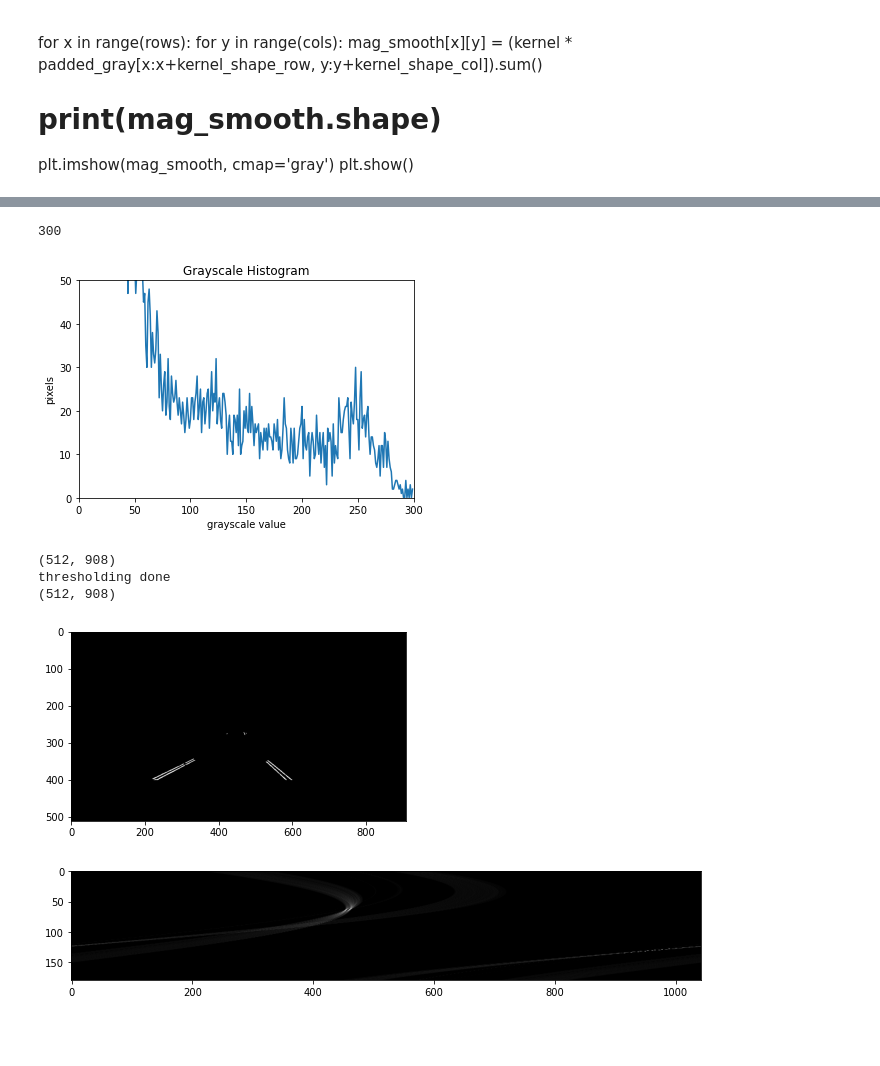
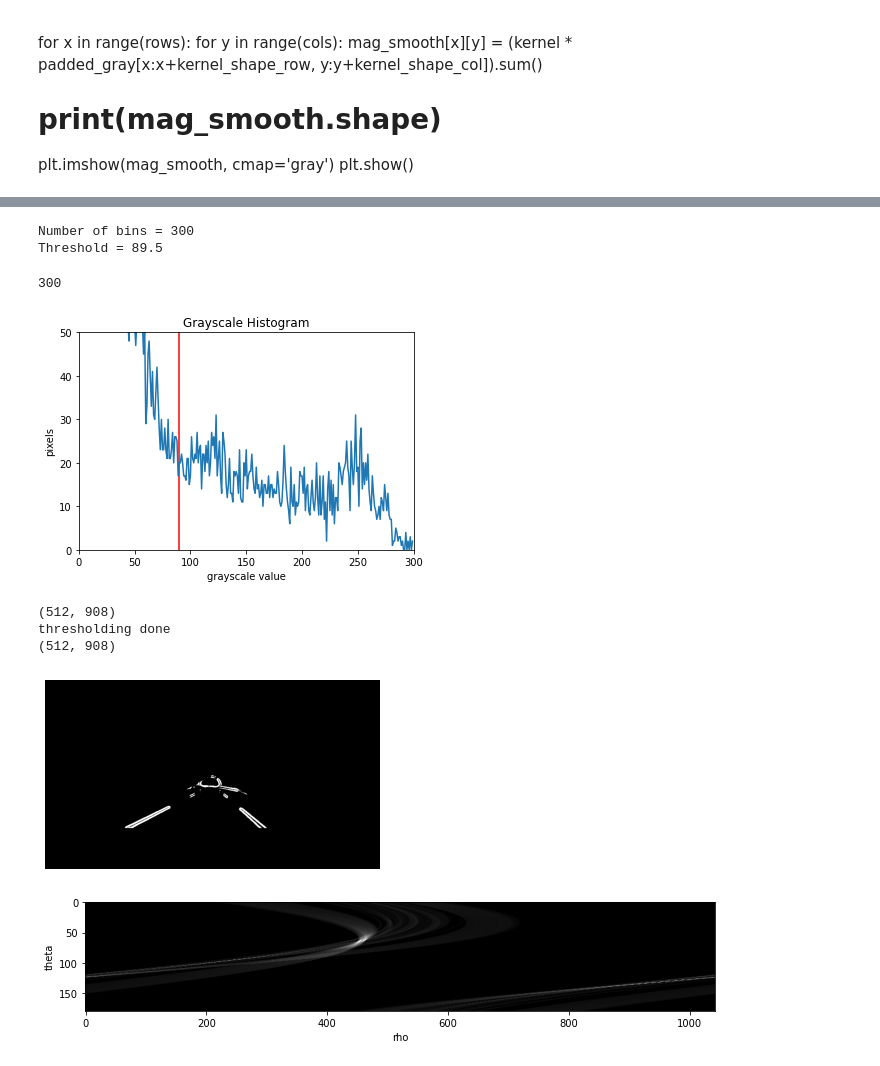
Before and after one commit to Beepbloop/lane_detection, a Jupyter notebook: EntireProcess.ipynb, the cells around one changed output, grey strips where cells are left out. Drawn from its saved outputs; the diff is of its cells as text; code cells hidden in the pictures; blank space fills up the shorter version.

Commit message:
Combine Otsu's histogram edits

```diff
--- a/EntireProcess.ipynb
+++ b/EntireProcess.ipynb
@@ -8,12 +8,8 @@ import math
 # %%
 def rgb2gray(rgb):
     # Sets each pixel to a weighted value
-    for x, row in enumerate(rgb):
-        for y, col in enumerate(row):
-            color = 0.2126 * rgb[x][y][0] + 0.7152 * rgb[x][y][1] + 0.0722 * rgb[x][y][2]
-            rgb[x][y][0] = color
-
-    return rgb
+    grayed = 0.2126 * rgb[:,:,0] + 0.7152 * rgb[:,:,1] + 0.0722 * rgb[:,:,2]
+    return grayed
 # %%
 # Mask is a zero matrix
 # fillMask fills an empty numpy array with 255 for pixels that fits inside the defined triangle
@@ -46,8 +77,8 @@ def apply_mask(image, mask):
 # Convert to grayscale
 pil_im = Image.open("lane_sample1.jpeg")
 orig = np.array(pil_im)
-plt.imshow(orig)
-plt.show()
+# plt.imshow(orig)
+# plt.show()
 
 # Resize so that standard height is 512
 width = int(pil_im.width * 512 / pil_im.height)
@@ -56,14 +87,16 @@ pil_im = pil_im.resize((width , 512))
 # Convert to np array
 orig_img = np.array(pil_im)
 plt.imshow(orig_img)
+plt.axis('off')
 plt.show()
 
 #Convert to grayscale
 im = rgb2gray(orig_img)
 
-# Deletes the 1 and 2 indices from the rgb parameter so the array can be squeezed
-im = np.delete(im, [1, 2], 2)
+# # Deletes the 1 and 2 indices from the rgb parameter so the array can be squeezed
+# im = np.delete(im, [1, 2], 2)
 
 plt.imshow(im, cmap='gray')
+plt.axis('off')
 plt.show()
 # %% [output]
@@ -73,6 +105,6 @@ plt.show()
 # %%
 # Squeeze the array into 2D space
-im = np.squeeze(im)
-plt.imshow(im, cmap='gray')
-plt.show()
-print(im.shape)
+#im = np.squeeze(im)
+#plt.imshow(im, cmap='gray')
+#plt.show()
+#print(im.shape)
@@ -186,8 +220,12 @@ plt.show()
+# %%
+threshold = otsu_thresh(cropped_im)
+# %% [output]
+Number of bins = 300
+Threshold = 89.5
 # %%
-##Making histogram to find threshold
+##Making histogram of threshold
 
 maxValue = int(np.amax(cropped_im)) + 1
-print(maxValue)
 
 histogram, bin_edges = np.histogram(cropped_im, bins=maxValue, range=(0,maxValue))
 # configure and draw the histogram figure
@@ -197,15 +235,15 @@ plt.xlabel("grayscale value")
 plt.ylabel("pixels")
 plt.xlim([0, maxValue])
 plt.ylim([0, 50]) # must be changed manually after generating once for better visual analysis
+plt.vlines(threshold, 0, 200, colors = 'r')
 
 plt.plot(bin_edges[0:-1], histogram)  # <- or here
 plt.show()
 # %% [output]
 300
-[figure, old version]
+[figure, new version]
 # %%
 ##Thresholding
-threshold = 220 #since this is done using visual analysis of histogram, this needs work
 
 threshImage = np.zeros((rows, cols))
 print(threshImage.shape)
@@ -220,12 +258,13 @@ for i in range(1, rows - 1):
 print('thresholding done')
 print(threshImage.shape)
 plt.imshow(threshImage, cmap = 'gray')
+plt.axis('off')
 plt.show()
 # %% [output]
 (512, 908)
 thresholding done
 (512, 908)
-[figure, old version]
+[figure, new version]
 # %%
 # Rohit's code
 def Hough_lines(img, line_length):
@@ -286,9 +325,11 @@ hough_space, point_stack = Hough_lines(threshImage, 50)
 # %%
 plt.figure(figsize = (20,2))
 plt.imshow(hough_space, cmap='gray')
+plt.xlabel('rho')
+plt.ylabel('theta')
 plt.show()
 # %% [output]
-[figure, old version]
+[figure, new version]
 # %%
 test = hough_intersect(443, 69, orig)
 # %%
```
Also changed, not shown: parts of 7 cells of this notebook.
